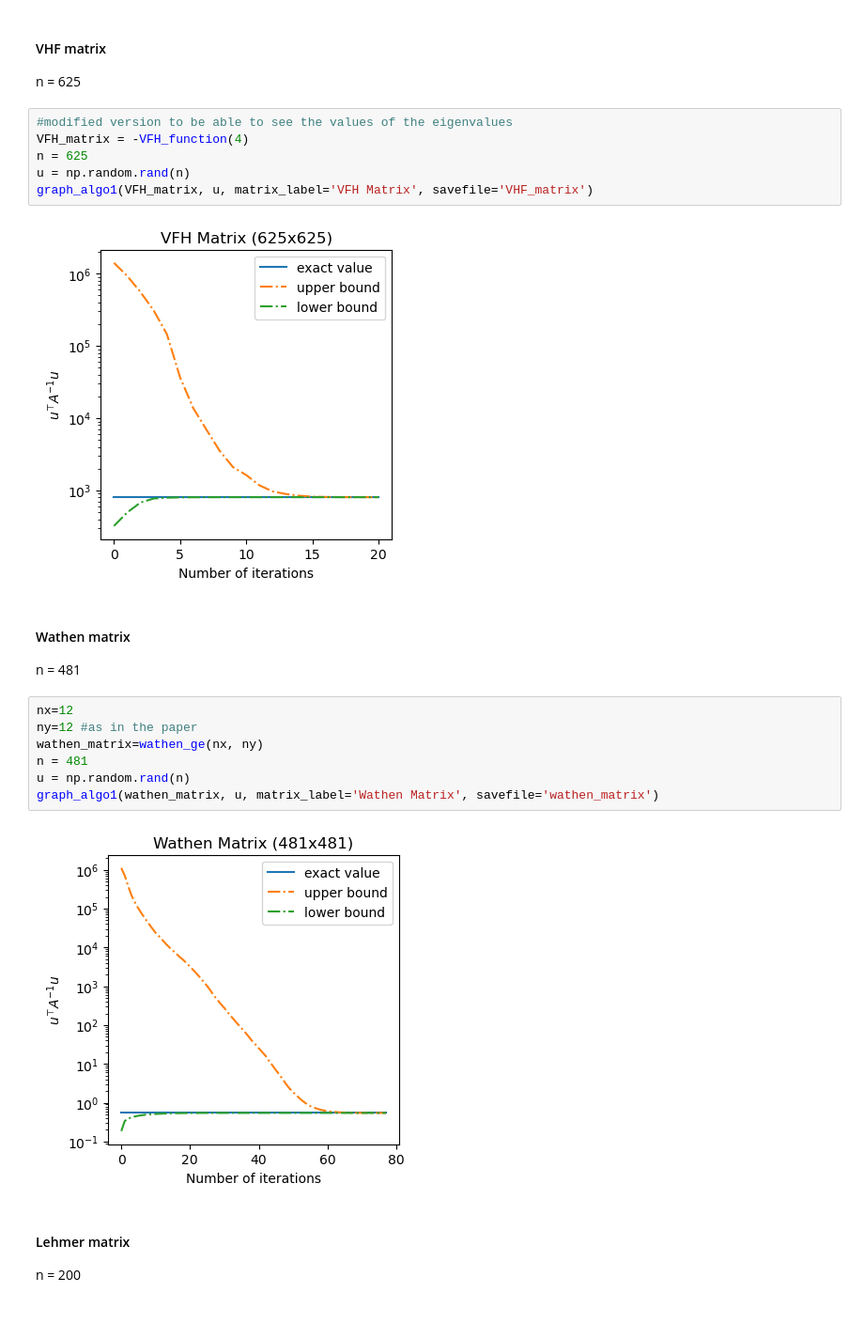
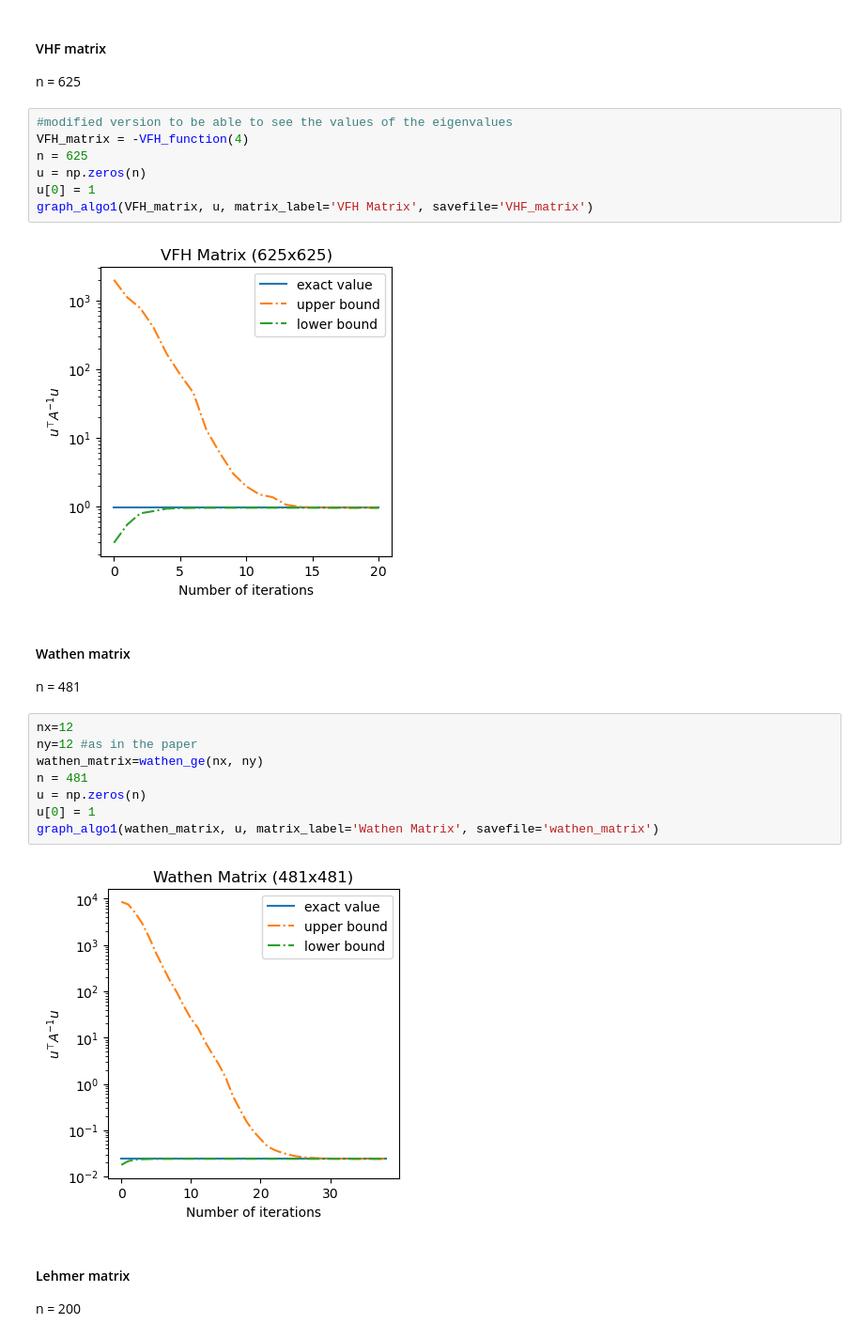
Before and after one commit to Aurenore/CLAProject_TraceEstimator, a Jupyter notebook: graphs_algo1.ipynb, the cells around one changed output. Shown: that part at 94% size. Cells and saved outputs as stored; diff of their text form.

```diff
--- a/graphs_algo1.ipynb
+++ b/graphs_algo1.ipynb
@@ -24,22 +25,24 @@ n = 625
 #modified version to be able to see the values of the eigenvalues
 VFH_matrix = -VFH_function(4)
 n = 625
-u = np.random.rand(n)
+u = np.zeros(n)
+u[0] = 1
 graph_algo1(VFH_matrix, u, matrix_label='VFH Matrix', savefile='VHF_matrix')
 # %% [output]
-[figure, old version]
+[figure, new version]
 # %% [markdown]
 #### Wathen matrix
 n = 481
 # %%
 nx=12
 ny=12 #as in the paper
 wathen_matrix=wathen_ge(nx, ny)
 n = 481
-u = np.random.rand(n)
+u = np.zeros(n)
+u[0] = 1
 graph_algo1(wathen_matrix, u, matrix_label='Wathen Matrix', savefile='wathen_matrix')
 # %% [output]
-[figure, old version]
+[figure, new version]
 # %% [markdown]
 #### Lehmer matrix
 n = 200
```
Also changed, not shown: parts of 4 cells of this notebook, 8 other files.
